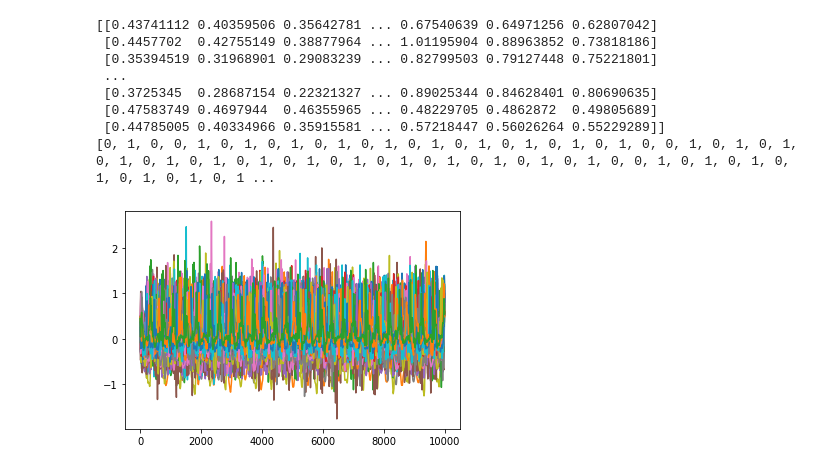
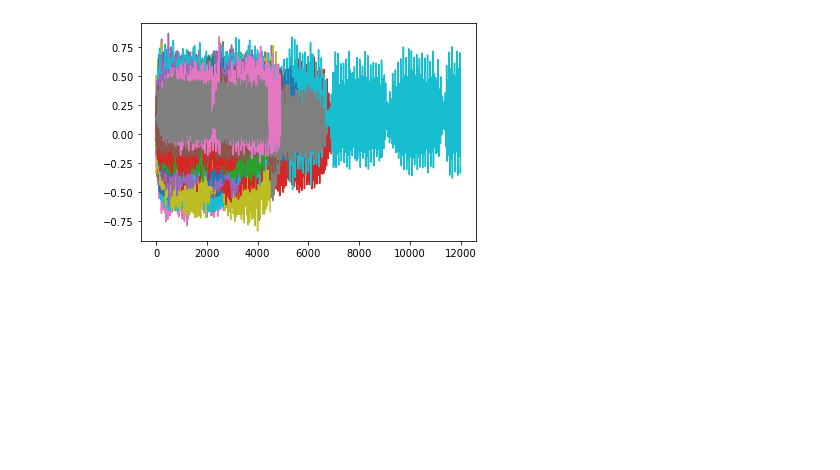
Before and after one commit to RGu0/labWalk, a Jupyter notebook: labWalkData.ipynb, the cells around one changed output. Cells and saved outputs as stored; diff of their text form; code cells hidden in the pictures; blank space fills up the shorter version.

Commit message:
Add gait data analysis

```diff
--- a/labWalkData.ipynb
+++ b/labWalkData.ipynb
@@ -8,10 +10,7 @@ from scipy.interpolate import interp1d
 import wfdb
 # %%
-
-allData = [];
-y = []
-
-
+controlData = [];
+fallerData = [];
 
 for i in range(45):
 
@@ -22,8 +21,7 @@ for i in range(45):
         data = record.p_signal
         tmp = np.linalg.norm(data[:,0:3],axis=1)
         #print(np.size(tmp))
-        allData.append(tmp)
-        y.append(0)
+        controlData.append(tmp)
 
     index = '{:03}'.format(i)
     fileName = 'LabWalks/fl' + index + '_base'
@@ -32,10 +30,11 @@ for i in range(45):
         data = record.p_signal
         tmp = np.linalg.norm(data[:,0:3],axis=1)
         #print(np.size(tmp))
-        allData.append(tmp)
-        y.append(1)
+        fallerData.append(tmp)
 
-print(np.size(allData))
+print(np.size(controlData))
+print(np.size(fallerData))
+
 #wfdb.plot_wfdb(record=record)
 #display(record.__dict__)
 # %% [output]
@@ -43,48 +52,47 @@ print(np.size(allData))
 # %%
-SkipedCycles = 5
+SkipedCycles = 3
 NumOfCycles = 40
-NumOfSamples = 10000
+NumOfSamples = 1000
 
-X = np.zeros((len(allData), NumOfSamples))
+X = [[]]
+y = []
 
 j = 0
-for one in allData:
+
+alldata = controlData
+
+for one in alldata:
     pdata = one - 1
     scaler = np.sort(pdata)[int(len(pdata)*0.98)]
     scaledData = pdata / scaler
-    TH = 0.5
+    filterdData = gaussian_filter(scaledData, sigma = 5)
+    TH = 0.3
 
     index = 0
+    plt.plot(filterdData)
     for i in range(SkipedCycles):
-        while scaledData[index] < TH:
+        while filterdData[index] < TH:
             index = index + 1
-        while scaledData[index] >= TH:
+        while filterdData[index] >= TH:
             index = index + 1
-    startIndex = index
-    for i in range(NumOfCycles):
-        while scaledData[index] < TH:
+    while index < len(one):
+        startIndex = index
+        while index < len(one) and filterdData[index] < TH:
             index = index + 1
-        while scaledData[index] >= TH:
+        while index < len(one) and filterdData[index] >= TH:
             index = index + 1
-    endIndex = index
+        endIndex = index
+        if endIndex < len(one):
+            usedData = scaledData[startIndex: endIndex]
+            #print(np.size(usedData))
+            f = interp1d(range(len(usedData)), usedData, kind='cubic')
+            x = np.linspace(0, len(usedData)-1, num=NumOfSamples, endpoint=False)
+            processedData = f(x)
+            #plt.plot(processedData)
+            X.append(processedData)
+            y.append(0)
 
-    usedData = scaledData[startIndex: endIndex]
-    f = interp1d(range(len(usedData)), usedData, kind='cubic')
-    x = np.linspace(0, len(usedData)-1, num=NumOfSamples, endpoint=False)
-    processedData = f(x)
-    plt.plot(processedData)
-    X[j,:] = processedData
-    j = j + 1
-
-print(X)
-print(y)
+#print(X)
+#print(y)
 # %% [output]
-[[0.43741112 0.40359506 0.35642781 ... 0.67540639 0.64971256 0.62807042]
- [0.4457702  0.42755149 0.38877964 ... 1.01195904 0.88963852 0.73818186]
- [0.35394519 0.31968901 0.29083239 ... 0.82799503 0.79127448 0.75221801]
- ...
- [0.3725345  0.28687154 0.22321327 ... 0.89025344 0.84628401 0.80690635]
- [0.47583749 0.4697944  0.46355965 ... 0.48229705 0.4862872  0.49805689]
- [0.44785005 0.40334966 0.35915581 ... 0.57218447 0.56026264 0.55229289]]
-[0, 1, 0, 0, 1, 0, 1, 0, 1, 0, 1, 0, 1, 0, 1, 0, 1, 0, 1, 0, 1, 0, 1, 0, 0, 1, 0, 1, 0, 1, 0, 1, 0, 1, 0, 1, 0, 1, 0, 1, 0, 1, 0, 1, 0, 1, 0, 1, 0, 1, 0, 1, 0, 0, 1, 0, 1, 0, 1, 0, 1, 0, 1, 0, 1, 0, 1 ...
-[figure, old version]
+[figure, new version]
```
Also changed, not shown: parts of 10 cells of this notebook, 2 other files.
